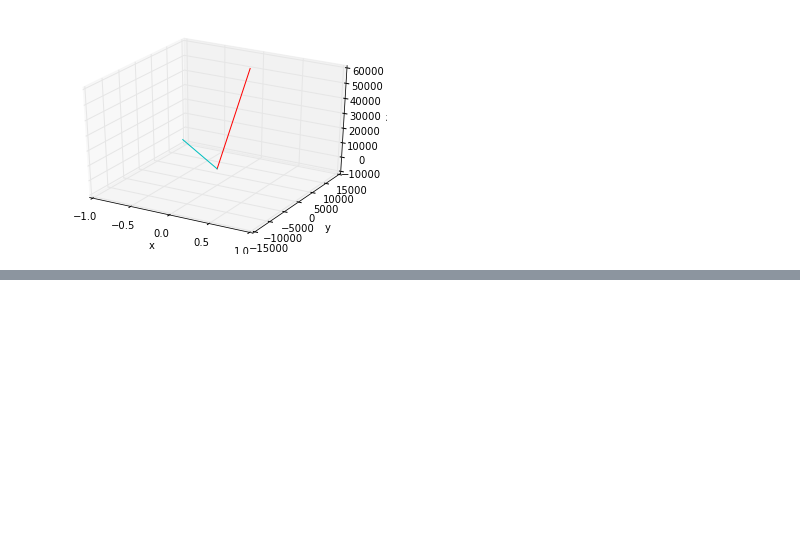
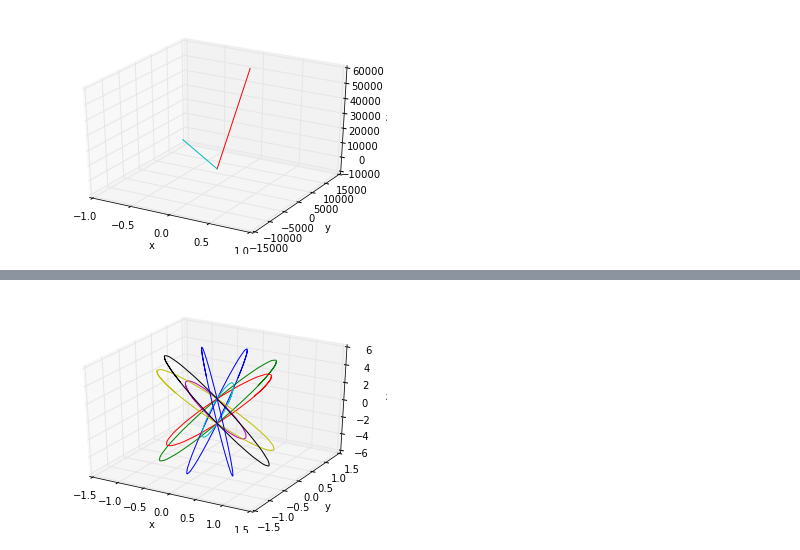
Before and after one commit to REL95/Comp-1421-Final-Project, a Jupyter notebook: Final Project (Grant, Nick, Robert) .ipynb, the cells around one changed output, grey strips where cells are left out. Saved outputs shown, nothing was run; the diff lists cells and outputs as text; code cells hidden in the pictures; blank space fills up the shorter version.

```diff
--- a/Final Project (Grant, Nick, Robert) .ipynb
+++ b/Final Project (Grant, Nick, Robert) .ipynb
@@ -489,0 +561,18 @@ plt.show()
+# %%
+from mpl_toolkits.mplot3d import Axes3D
+fig = plt.figure()
+ax = fig.gca(projection='3d')
+ax.plot(non_uniform_ring[:,0], non_uniform_ring[:,1], non_uniform_ring[:,2])
+ax.plot(non_uniform_ring[:,6], non_uniform_ring[:,7], non_uniform_ring[:,8])
+ax.plot(non_uniform_ring[:,12], non_uniform_ring[:,13], non_uniform_ring[:,14])
+ax.plot(non_uniform_ring[:,18], non_uniform_ring[:,19], non_uniform_ring[:,20])
+ax.plot(non_uniform_ring[:,24], non_uniform_ring[:,25], non_uniform_ring[:,26])
+ax.plot(non_uniform_ring[:,30], non_uniform_ring[:,31], non_uniform_ring[:,32])
+ax.plot(non_uniform_ring[:,36], non_uniform_ring[:,37], non_uniform_ring[:,38])
+ax.plot(non_uniform_ring[:,42], non_uniform_ring[:,43], non_uniform_ring[:,44])
+ax.set_xlabel('x')
+ax.set_ylabel('y')
+ax.set_zlabel('z')
+plt.show()
+# %% [output]
+[figure, added]
```
Also changed, not shown: parts of 5 cells of this notebook.
